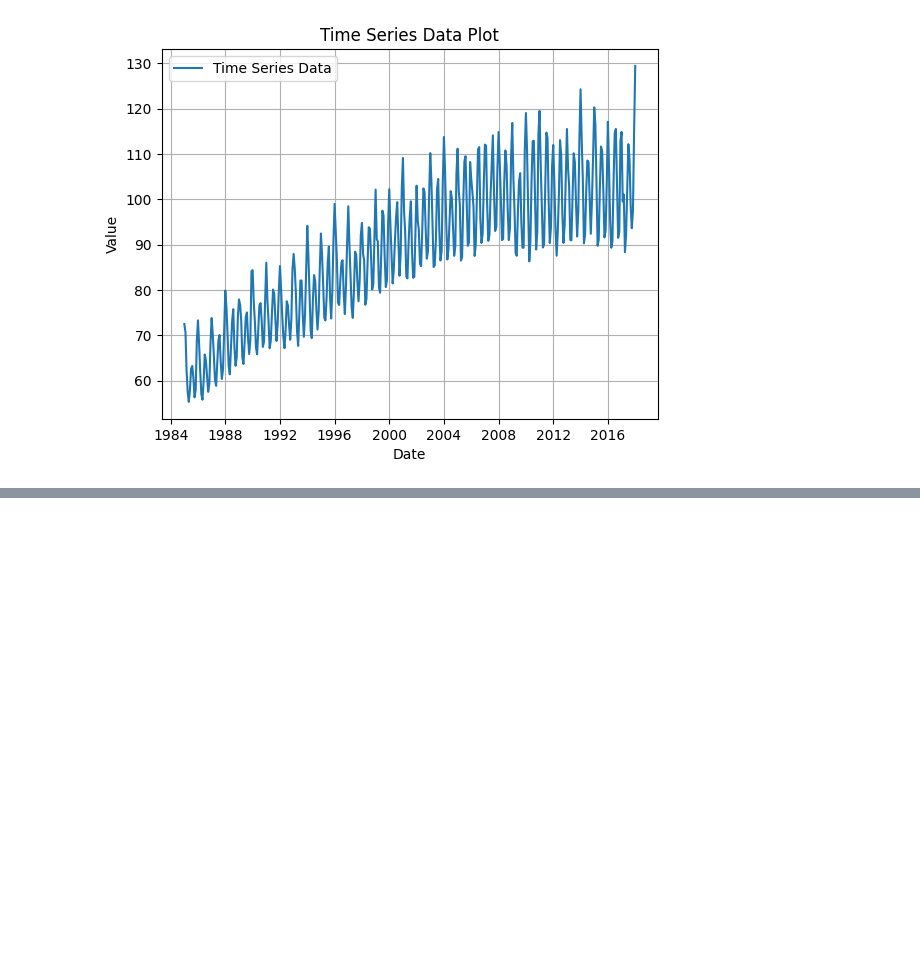
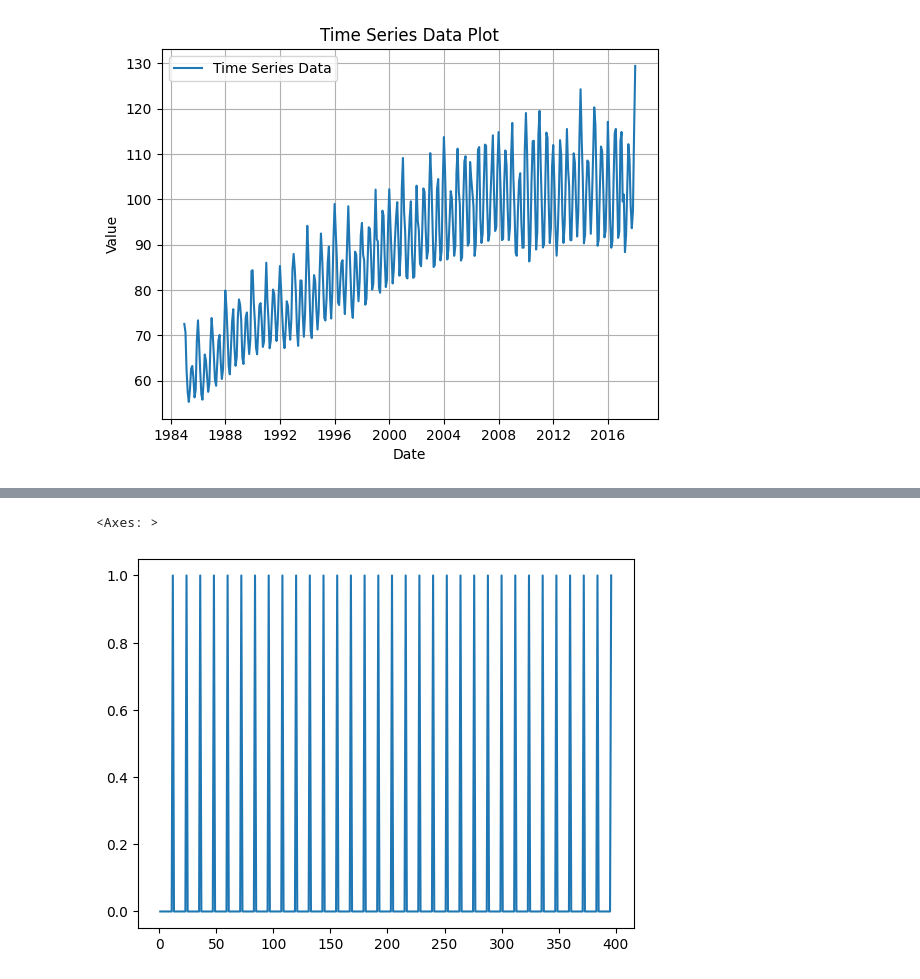
Before and after one commit to d-kavinraja/Time-series-EX-1, a Jupyter notebook: Program-for-TimeSeries Data.ipynb, the cells around one changed output, grey strips where cells are left out. Drawn from its saved outputs; the diff is of its cells as text; code cells hidden in the pictures; blank space fills up the shorter version.

```diff
--- a/Program-for-TimeSeries Data.ipynb
+++ b/Program-for-TimeSeries Data.ipynb
@@ -17,0 +24,6 @@ plt.show()
+# %%
+from statsmodels.tsa.stattools import adfuller
+data['Year'] = data['Date'].dt.strftime('%Y')
+# %%
+data['Year'] = data['Date'].dt.year
+data
@@ -17,0 +44,7 @@ plt.show()
+# %%
+# Differencing
+data["Year_1"]=data["Year"]-data["Year"].shift(1)
+data['Year_1'].dropna().plot()
+# %% [output]
+<Axes: >
+[figure, added]
```
Also changed, not shown: parts of 5 cells of this notebook, 1 other file.
